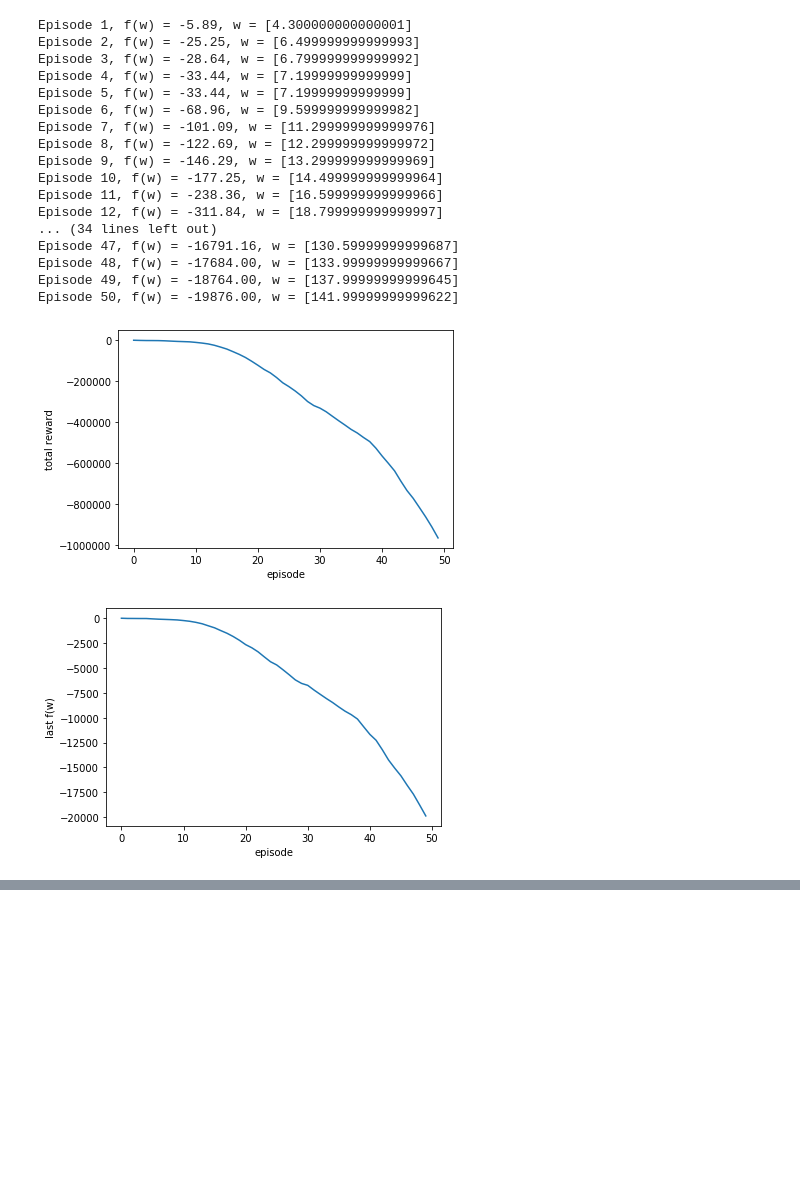
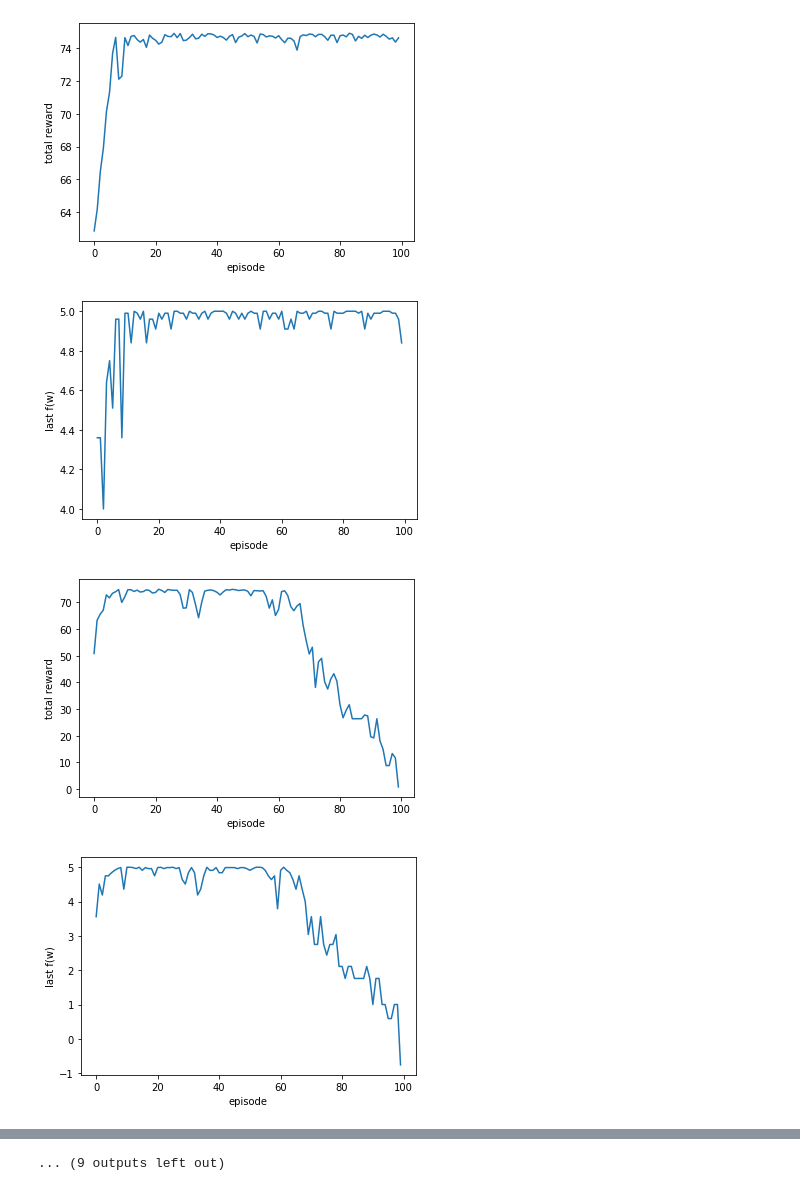
Before and after one commit to sjonany/c-elegans-connectome-opt, a Jupyter notebook: analysis/rl_optimize_playground.py.ipynb, the cells around one changed output, grey strips where cells are left out. Saved outputs shown, nothing was run; the diff lists cells and outputs as text; code cells hidden in the pictures; blank space fills up the shorter version.

Commit message:
Ran optimization multiple times to see how many converged to optimal solution. Even for 1D.. looksl like 50% ish? That's not good :/ Added more debugging info.

```diff
--- a/analysis/rl_optimize_playground.py.ipynb
+++ b/analysis/rl_optimize_playground.py.ipynb
@@ -15,9 +15,11 @@ ACTION_DELTA = 0.1
 # How many timesteps to look back for state. Ke li 2017 used 25.
 NUM_TIMESTEPS_FOR_STATE = 2
 # The number of episodes / full game. Each episode starts from the initial state w0.
-NUM_EPISODES = 50
+NUM_EPISODES = 100
 # Number of steps per episode
-EPISODE_LEN = 50
+EPISODE_LEN = 15
+# Learning rate for policy gradient
+LEARNING_RATE = 0.02
 # If True, then print verbose learning information
 IS_DEBUG = False
 
@@ -29,6 +31,7 @@ def optimize_with_rl(f, g, w0):
   Returns
     w such that f(w) is maximized
   """
+  w0 = np.copy(w0)
   tf.reset_default_graph()
   opt_param_dim = len(w0)
 
@@ -54,7 +57,7 @@ def optimize_with_rl(f, g, w0):
       name_suffix=str(i),
       n_actions=NUM_ACTION,
       n_features=state_dim,
-      learning_rate=0.02,
+      learning_rate=LEARNING_RATE,
       reward_decay=1.0
     )
     policies.append(RL)
@@ -88,11 +91,19 @@ def optimize_with_rl(f, g, w0):
       for i in range(opt_param_dim):
         # The actions are numbers from 0 to NUM_ACTION - 1
         action = policies[i].choose_action(xt)
+        if IS_DEBUG:
+          print("t=%d i=%d action=%s" % (t, i, action))
+          print("wt_prev=%s" % (wt))
         # TODO: Bounding?
         wt[i] += convert_action_to_dw(action)
         last_f_wt = f(wt)
         last_g_wt = g(wt)
-        rs[i] = f(wt)
+        # TODO: Does the code work well with negative reward?
+        rs[i] = last_f_wt
+        if IS_DEBUG:
+          print("wt_next=%s" % (wt))
+          print("f(wt)=%s" % last_f_wt)
+          print("rs=%s" % (rs))
         # TODO: Should we make the state observed by each policy change?
         # Right now this means that every time an agent acts,
         # the other agents are part of the stochastic environment,
@@ -104,11 +115,17 @@ def optimize_with_rl(f, g, w0):
 
       xt_fs = last_f_wt - np.array(f_histories)
       xt_gs = np.array(g_histories).flatten()
+      if IS_DEBUG:
+        print("xt_prev=%s" % (xt))
       xt = np.append(xt_fs, xt_gs)
       # Rotate f_histories w/ the most recent f_wt entry
       f_histories = [last_f_wt] + f_histories[:-1]
       # Rotate g_histories w/ the most recent f_wt entry
       g_histories = [last_g_wt] + g_histories[:-1]
+      if IS_DEBUG:
+        print("xt_next=%s" % (xt))
+        print("f_hist=%s" % (f_histories))
+        print("g_hist=%s" % (g_histories))
     # The end of 1 episode
     for policy in policies:
       ep_rewards.append(sum(policy.ep_rs))
@@ -122,7 +139,8 @@ def optimize_with_rl(f, g, w0):
         plt.ylabel('normalized state-action value')
         plt.show()
     ep_fws.append(last_f_wt)
-    print("Episode %d, f(w) = %.2f, w = %s" % (ep+1, last_f_wt, wt))
+    if IS_DEBUG:
+      print("Episode %d, f(w) = %.2f, w = %s" % (ep+1, last_f_wt, wt))
   plt.plot(ep_rewards)
   plt.xlabel('episode')
   plt.ylabel('total reward')
@@ -132,6 +150,7 @@ def optimize_with_rl(f, g, w0):
   plt.xlabel('episode')
   plt.ylabel('last f(w)')
   plt.show()
+  return last_f_wt
 
 
 def convert_action_to_dw(action):
@@ -144,38 +163,28 @@ def convert_action_to_dw(action):
 # %%
 def f2d(w):
   x = w[0]
   y = w[1]
   return -(x-1)**2 - (y-1.5)**2
 f2d_w0 = [2,1]
 
 def f1d(w):
   return -(w[0]-1)**2 + 5
 
 # Gradient at 1d.
 # We won't have this information for complex f, but want to replicate Ke li 2017 closely.
 def g1d(w):
   return np.array([-2 * (w[0]-1)])
 
-f1d_w0 = [2]
+f1d_w0 = [2.0]
 
-optimize_with_rl(f1d, g1d, f1d_w0)
+last_fs = []
+for i in range(10):
+  last_f = optimize_with_rl(f1d, g1d, f1d_w0)
+  last_fs.append(last_f)
+
+np.mean(last_fs)
 # %% [output]
-Episode 1, f(w) = -5.89, w = [4.300000000000001]
-Episode 2, f(w) = -25.25, w = [6.499999999999993]
-Episode 3, f(w) = -28.64, w = [6.799999999999992]
-Episode 4, f(w) = -33.44, w = [7.19999999999999]
-Episode 5, f(w) = -33.44, w = [7.19999999999999]
-Episode 6, f(w) = -68.96, w = [9.599999999999982]
-Episode 7, f(w) = -101.09, w = [11.299999999999976]
-Episode 8, f(w) = -122.69, w = [12.299999999999972]
-Episode 9, f(w) = -146.29, w = [13.299999999999969]
-Episode 10, f(w) = -177.25, w = [14.499999999999964]
-Episode 11, f(w) = -238.36, w = [16.599999999999966]
-Episode 12, f(w) = -311.84, w = [18.799999999999997]
-... (34 lines left out)
-Episode 47, f(w) = -16791.16, w = [130.59999999999687]
-Episode 48, f(w) = -17684.00, w = [133.99999999999667]
-Episode 49, f(w) = -18764.00, w = [137.99999999999645]
-Episode 50, f(w) = -19876.00, w = [141.99999999999622]
-[figure, old version]
+[figure, new version]
-[figure, old version]
+[figure, new version]
+[figure, added]
+[figure, added]
@@ -181,0 +199 @@ Episode 50, f(w) = -19876.00, w = [141.99999999999622]
+... (9 outputs left out)
```
Also changed, not shown: parts of 2 cells of this notebook.
